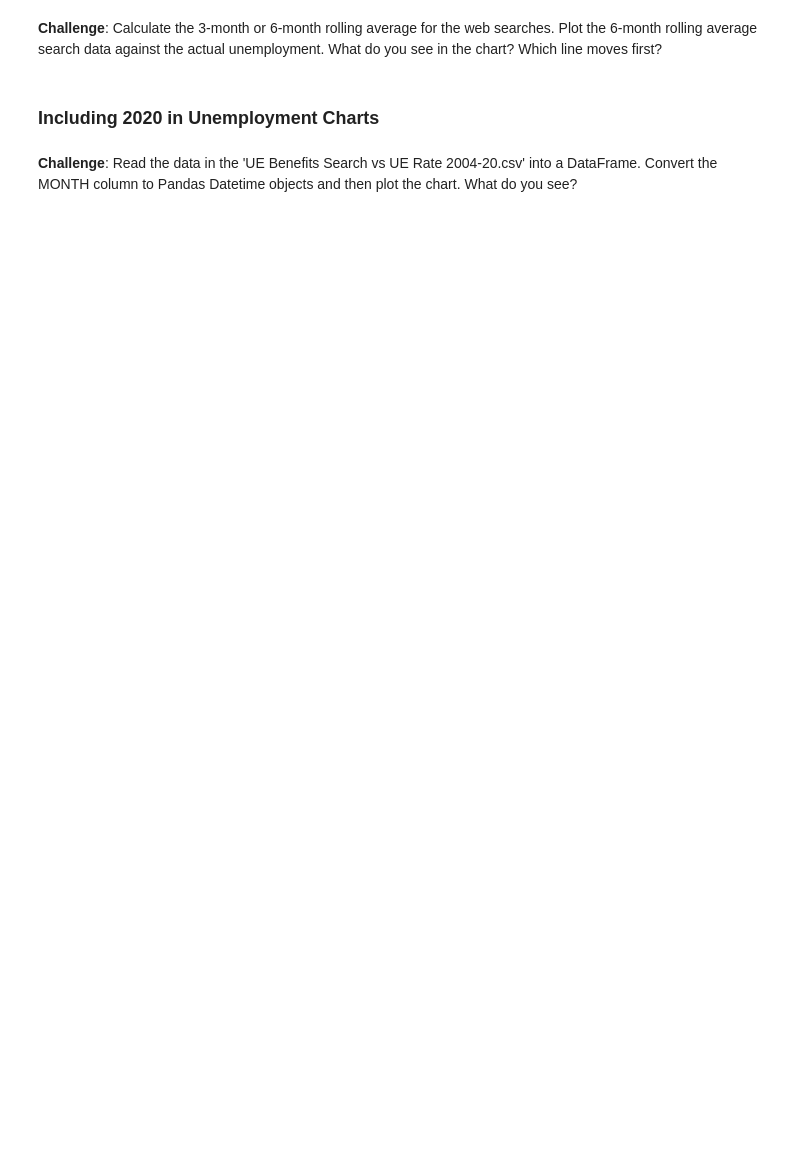
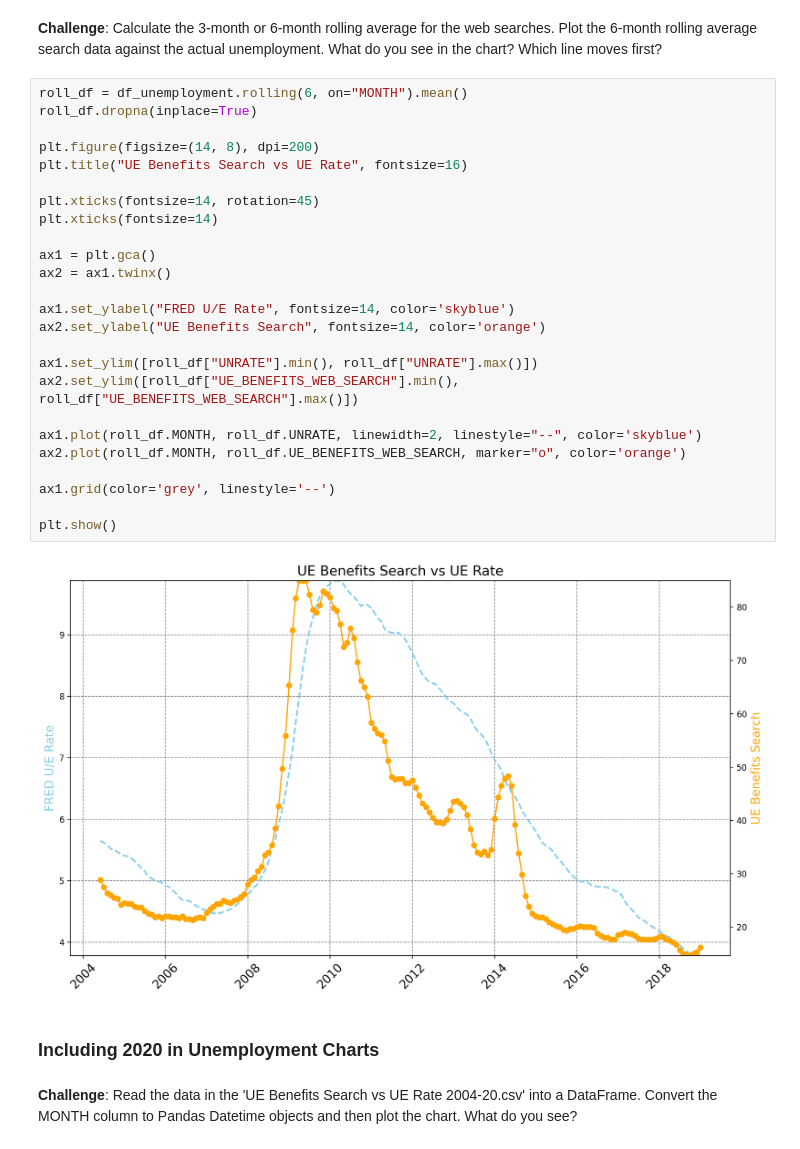
Before and after one commit to anandachanta19/100DaysOfCode, a Jupyter notebook: Google Trends Data/Google Trends and Data Visualisation (start).ipynb, the cells around one changed output. Cells and saved outputs as stored; diff of their text form; blank space fills up the shorter version.

```diff
--- a/Google Trends Data/Google Trends and Data Visualisation (start).ipynb
+++ b/Google Trends Data/Google Trends and Data Visualisation (start).ipynb
@@ -299,5 +342,32 @@ How to add tick formatting for dates on the x-axis.
 # %% [markdown]
 **Challenge**: Calculate the 3-month or 6-month rolling average for the web searches. Plot the 6-month rolling average search data against the actual unemployment. What do you see in the chart? Which line moves first?
+# %%
+roll_df = df_unemployment.rolling(6, on="MONTH").mean()
+roll_df.dropna(inplace=True)
+
+plt.figure(figsize=(14, 8), dpi=200)
+plt.title("UE Benefits Search vs UE Rate", fontsize=16)
+
+plt.xticks(fontsize=14, rotation=45)
+plt.xticks(fontsize=14)
+
+ax1 = plt.gca()
+ax2 = ax1.twinx()
+
+ax1.set_ylabel("FRED U/E Rate", fontsize=14, color='skyblue')
+ax2.set_ylabel("UE Benefits Search", fontsize=14, color='orange')
+
+ax1.set_ylim([roll_df["UNRATE"].min(), roll_df["UNRATE"].max()])
+ax2.set_ylim([roll_df["UE_BENEFITS_WEB_SEARCH"].min(), roll_df["UE_BENEFITS_WEB_SEARCH"].max()])
+
+ax1.plot(roll_df.MONTH, roll_df.UNRATE, linewidth=2, linestyle="--", color='skyblue')
+ax2.plot(roll_df.MONTH, roll_df.UE_BENEFITS_WEB_SEARCH, marker="o", color='orange')
+
+ax1.grid(color='grey', linestyle='--')
+
+plt.show()
+# %% [output]
+[figure, added]
 # %% [markdown]
 ### Including 2020 in Unemployment Charts
 # %% [markdown]
```
Also changed, not shown: parts of 5 cells of this notebook.
